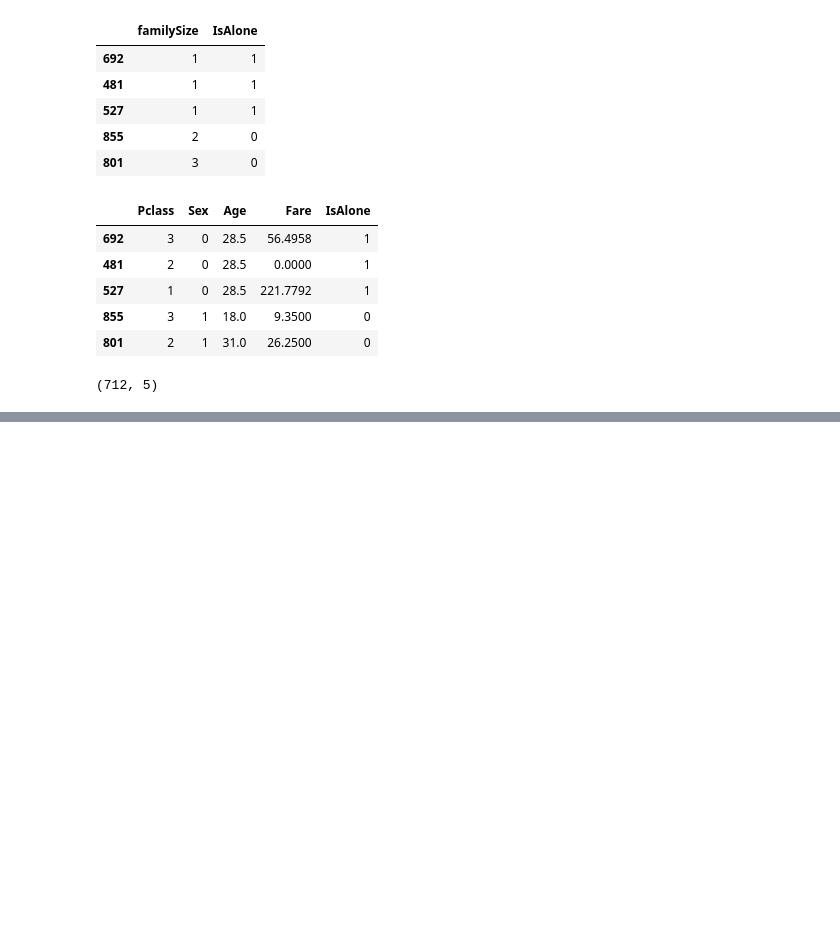
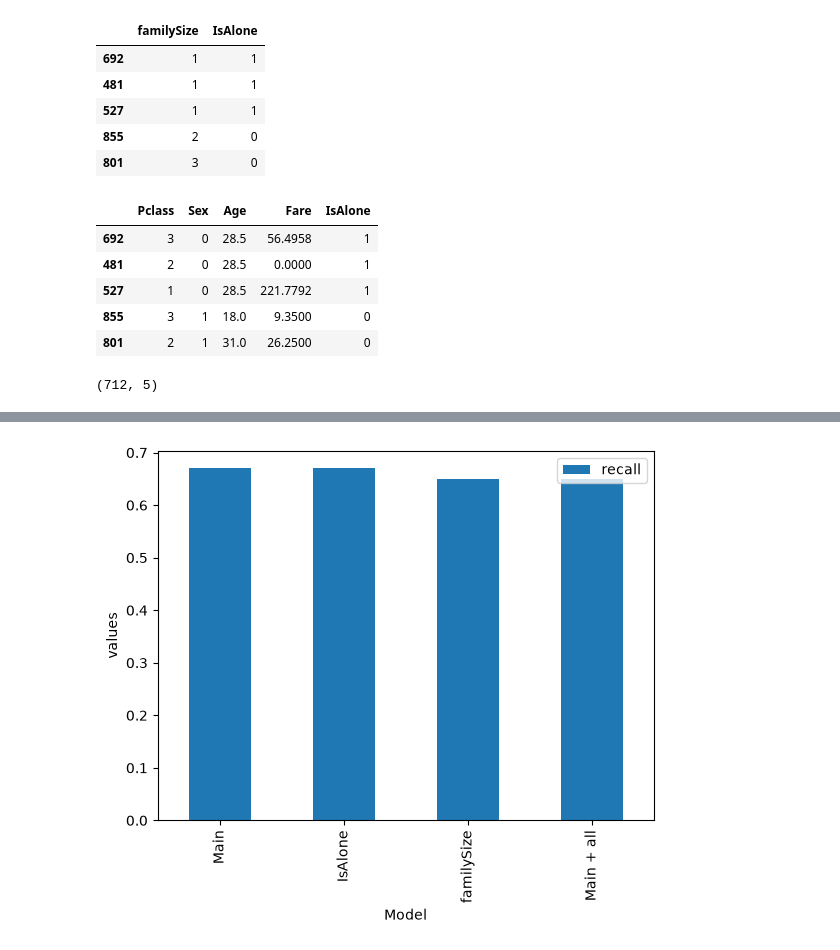
Before and after one commit to Terence135/titanic-data-science, a Jupyter notebook: Titanic_Learning_Journey.ipynb, the cells around one changed output, grey strips where cells are left out. Saved outputs shown, nothing was run; the diff lists cells and outputs as text; code cells hidden in the pictures; blank space fills up the shorter version.

Commit message:
Add validation model comparison lesson

```diff
--- a/Titanic_Learning_Journey.ipynb
+++ b/Titanic_Learning_Journey.ipynb
@@ -240,0 +401,6 @@ X_trainNew.shape
+# %%
+modelComparison = pd.DataFrame({'model': ['Main', 'IsAlone','familySize',
+                                          'Main + all'],
+                                'precision': [0.69, 0.69, 0.71, 0.72],
+                               'recall': [0.67, 0.67, 0.65,0.65],
+                               'f1-score': [0.68, 0.68, 0.68, 0.69]})
@@ -240,0 +415,7 @@ X_trainNew.shape
+# %%
+modelComparison.plot(kind='bar', x='model', y='recall')
+plt.xlabel('Model')
+plt.ylabel('values')
+plt.show()
+# %% [output]
+[figure, added]
```
Also changed, not shown: parts of 37 cells of this notebook, 1 other file.
